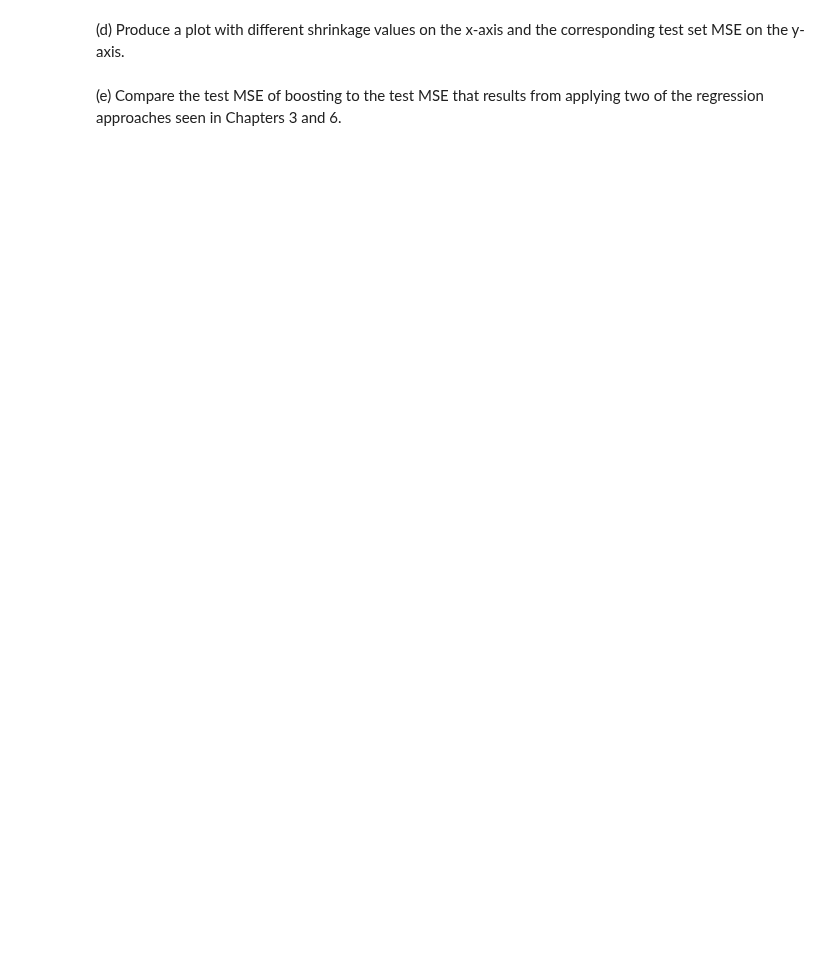
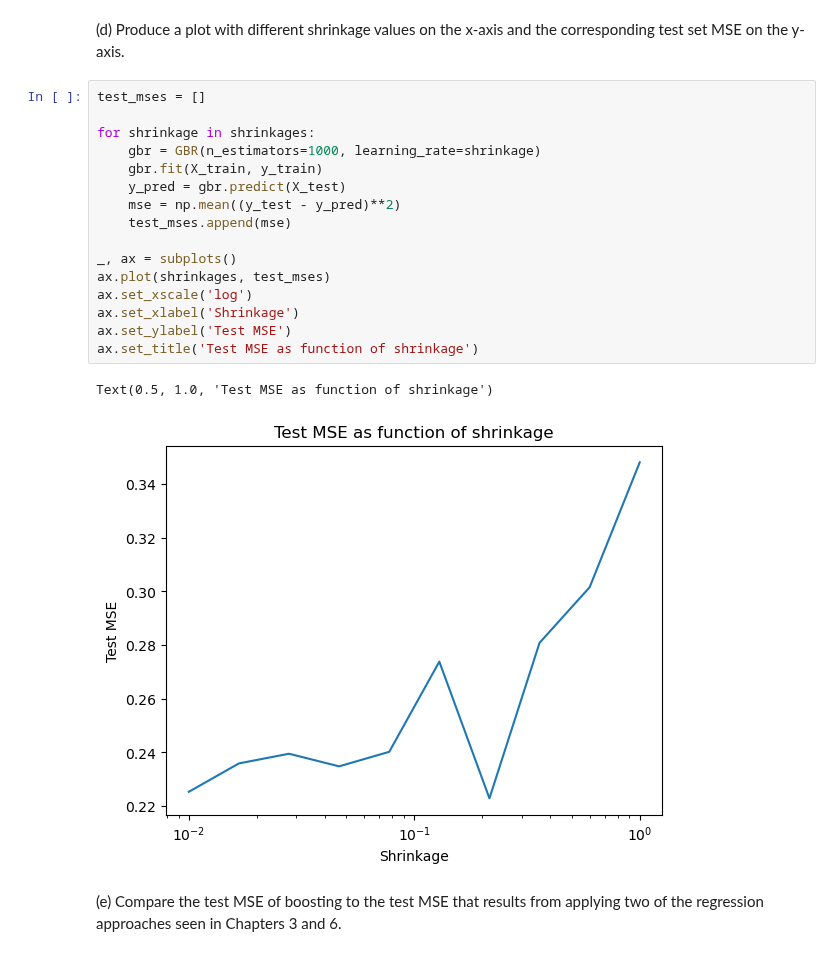
Before and after one commit to cake-dev/AdvDataScience, a Jupyter notebook: ch8hw.ipynb, the cells around one changed output. Drawn from its saved outputs; the diff is of its cells as text; blank space fills up the shorter version.

```diff
--- a/ch8hw.ipynb
+++ b/ch8hw.ipynb
@@ -250,6 +275,25 @@ training set MSE on the y-axis.
 # %% [markdown]
 (d) Produce a plot with different shrinkage values on the x-axis and
 the corresponding test set MSE on the y-axis.
+# %%
+test_mses = []
+
+for shrinkage in shrinkages:
+    gbr = GBR(n_estimators=1000, learning_rate=shrinkage)
+    gbr.fit(X_train, y_train)
+    y_pred = gbr.predict(X_test)
+    mse = np.mean((y_test - y_pred)**2)
+    test_mses.append(mse)
+
+_, ax = subplots()
+ax.plot(shrinkages, test_mses)
+ax.set_xscale('log')
+ax.set_xlabel('Shrinkage')
+ax.set_ylabel('Test MSE')
+ax.set_title('Test MSE as function of shrinkage')
+# %% [output]
+Text(0.5, 1.0, 'Test MSE as function of shrinkage')
+[figure, added]
 # %% [markdown]
 (e) Compare the test MSE of boosting to the test MSE that results
 from applying two of the regression approaches seen in
```
Also changed, not shown: parts of 10 cells of this notebook.
